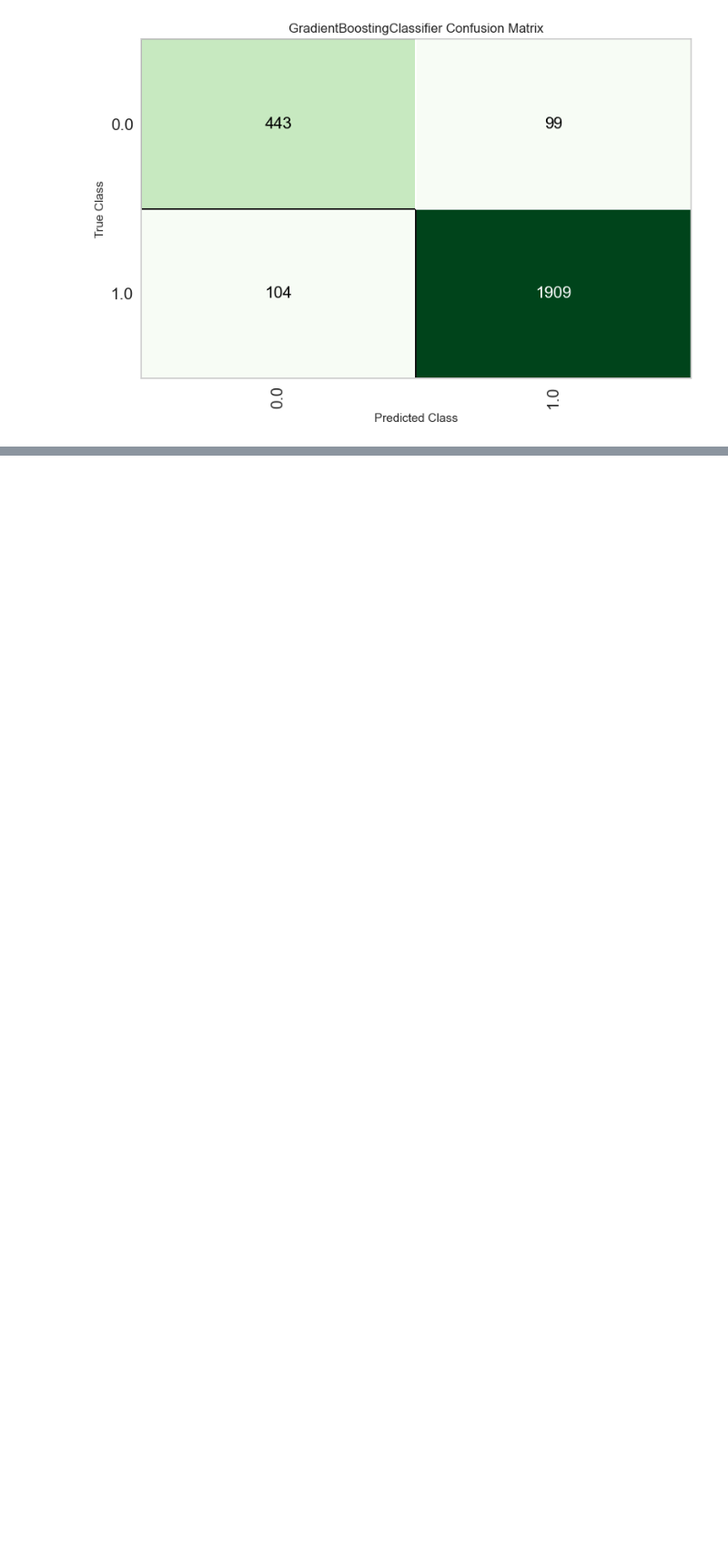
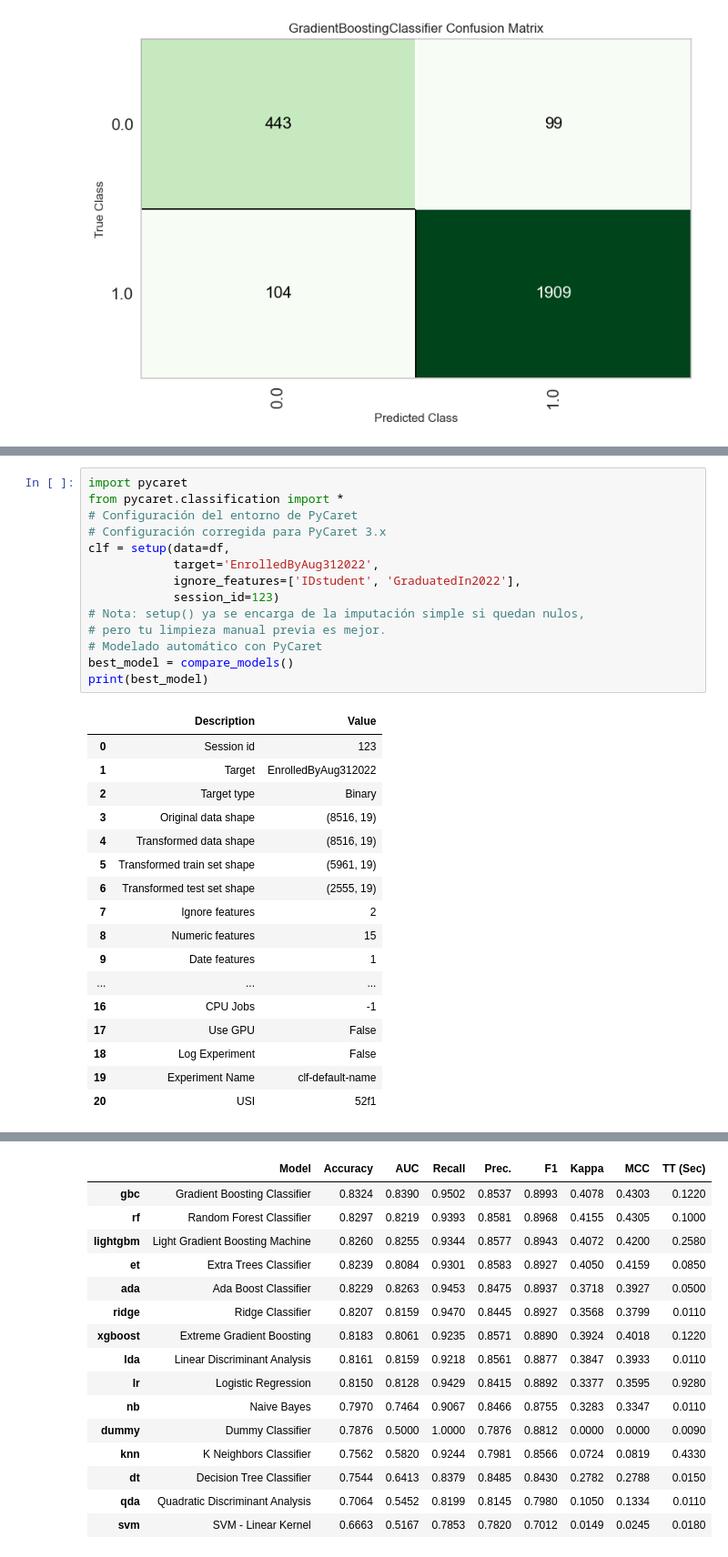
Before and after one commit to sivv1812/Repositorio_ciencia_de_datos, a Jupyter notebook: CÓDIGO_INFORME_AVANCE.ipynb, the cells around one changed output, grey strips where cells are left out. Shown at 91% size. Saved outputs shown, nothing was run; the diff lists cells and outputs as text; blank space fills up the shorter version.

```diff
--- a/CÓDIGO_INFORME_AVANCE.ipynb
+++ b/CÓDIGO_INFORME_AVANCE.ipynb
@@ -553,0 +560,32 @@ plot_model(tuned_gbc, plot = 'confusion_matrix')
+# %%
+import pycaret
+from pycaret.classification import *
+# Configuración del entorno de PyCaret
+# Configuración corregida para PyCaret 3.x
+clf = setup(data=df,
+            target='EnrolledByAug312022',
+            ignore_features=['IDstudent', 'GraduatedIn2022'],
+            session_id=123)
+# Nota: setup() ya se encarga de la imputación simple si quedan nulos,
+# pero tu limpieza manual previa es mejor.
+# Modelado automático con PyCaret
+best_model = compare_models()
+print(best_model)
+# %% [output]
+|  | Description | Value |
+| 0 | Session id | 123 |
+| 1 | Target | EnrolledByAug312022 |
+| 2 | Target type | Binary |
+| 3 | Original data shape | (8516, 19) |
+| 4 | Transformed data shape | (8516, 19) |
+| 5 | Transformed train set shape | (5961, 19) |
+| 6 | Transformed test set shape | (2555, 19) |
+| 7 | Ignore features | 2 |
+| 8 | Numeric features | 15 |
+| 9 | Date features | 1 |
+| ... | ... | ... |
+| 16 | CPU Jobs | -1 |
+| 17 | Use GPU | False |
+| 18 | Log Experiment | False |
+| 19 | Experiment Name | clf-default-name |
+| 20 | USI | 52f1 |
@@ -553,0 +593,16 @@ plot_model(tuned_gbc, plot = 'confusion_matrix')
+|  | Model | Accuracy | AUC | Recall | Prec. | F1 | Kappa | MCC | TT (Sec) |
+| gbc | Gradient Boosting Classifier | 0.8324 | 0.8390 | 0.9502 | 0.8537 | 0.8993 | 0.4078 | 0.4303 | 0.1220 |
+| rf | Random Forest Classifier | 0.8297 | 0.8219 | 0.9393 | 0.8581 | 0.8968 | 0.4155 | 0.4305 | 0.1000 |
+| lightgbm | Light Gradient Boosting Machine | 0.8260 | 0.8255 | 0.9344 | 0.8577 | 0.8943 | 0.4072 | 0.4200 | 0.2580 |
+| et | Extra Trees Classifier | 0.8239 | 0.8084 | 0.9301 | 0.8583 | 0.8927 | 0.4050 | 0.4159 | 0.0850 |
+| ada | Ada Boost Classifier | 0.8229 | 0.8263 | 0.9453 | 0.8475 | 0.8937 | 0.3718 | 0.3927 | 0.0500 |
+| ridge | Ridge Classifier | 0.8207 | 0.8159 | 0.9470 | 0.8445 | 0.8927 | 0.3568 | 0.3799 | 0.0110 |
+| xgboost | Extreme Gradient Boosting | 0.8183 | 0.8061 | 0.9235 | 0.8571 | 0.8890 | 0.3924 | 0.4018 | 0.1220 |
+| lda | Linear Discriminant Analysis | 0.8161 | 0.8159 | 0.9218 | 0.8561 | 0.8877 | 0.3847 | 0.3933 | 0.0110 |
+| lr | Logistic Regression | 0.8150 | 0.8128 | 0.9429 | 0.8415 | 0.8892 | 0.3377 | 0.3595 | 0.9280 |
+| nb | Naive Bayes | 0.7970 | 0.7464 | 0.9067 | 0.8466 | 0.8755 | 0.3283 | 0.3347 | 0.0110 |
+| dummy | Dummy Classifier | 0.7876 | 0.5000 | 1.0000 | 0.7876 | 0.8812 | 0.0000 | 0.0000 | 0.0090 |
+| knn | K Neighbors Classifier | 0.7562 | 0.5820 | 0.9244 | 0.7981 | 0.8566 | 0.0724 | 0.0819 | 0.4330 |
+| dt | Decision Tree Classifier | 0.7544 | 0.6413 | 0.8379 | 0.8485 | 0.8430 | 0.2782 | 0.2788 | 0.0150 |
+| qda | Quadratic Discriminant Analysis | 0.7064 | 0.5452 | 0.8199 | 0.8145 | 0.7980 | 0.1050 | 0.1334 | 0.0110 |
+| svm | SVM - Linear Kernel | 0.6663 | 0.5167 | 0.7853 | 0.7820 | 0.7012 | 0.0149 | 0.0245 | 0.0180 |
```
Also changed, not shown: parts of 5 cells of this notebook, 1 other file.
